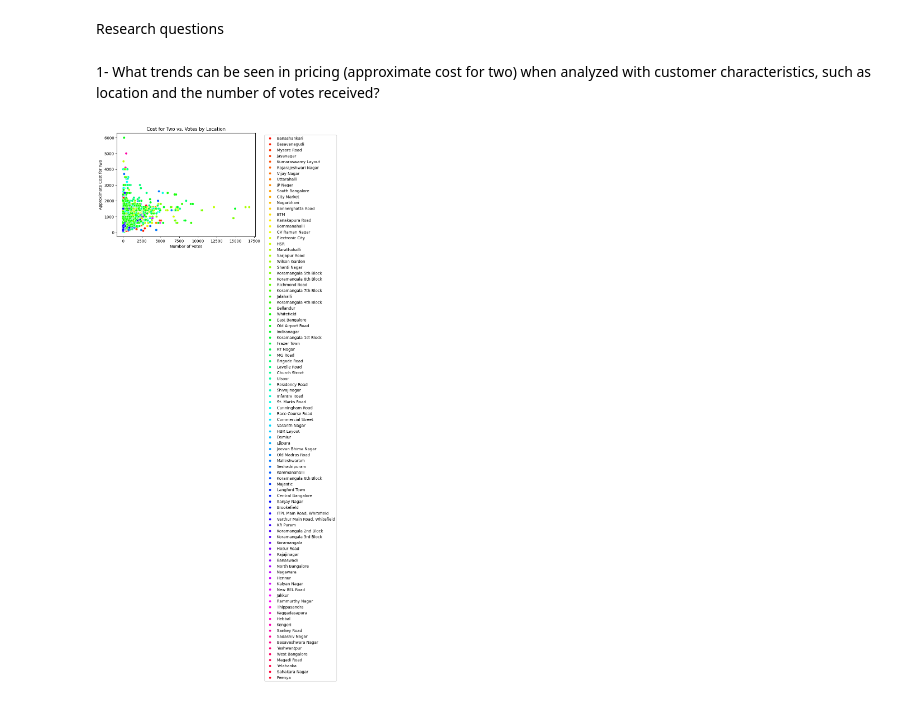
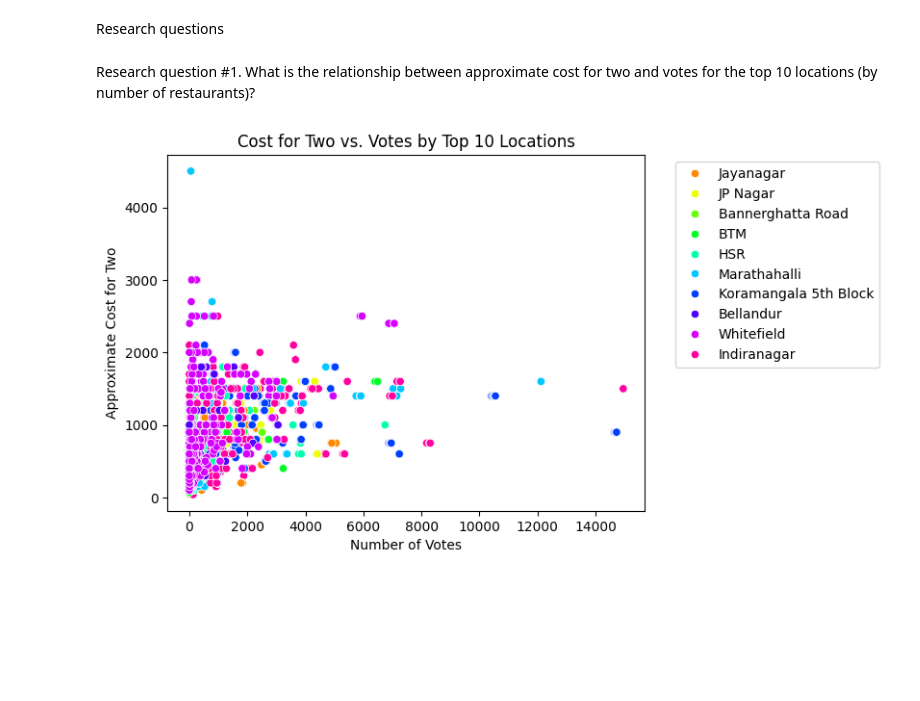
Before and after one commit to nourelsafty1/datavisualization, a Jupyter notebook: Data_engineering_&_visualization_milestone_1.ipynb, the cells around one changed output. Cells and saved outputs as stored; diff of their text form; code cells hidden in the pictures; blank space fills up the shorter version.

```diff
--- a/Data_engineering_&_visualization_milestone_1.ipynb
+++ b/Data_engineering_&_visualization_milestone_1.ipynb
@@ -345,17 +451,19 @@ plt.show()
 [figure]
 # %% [markdown]
 Research questions
-# %% [markdown]
-1- What trends can be seen in pricing (approximate cost for two) when analyzed with customer characteristics, such as location and the number of votes received?
+# %% [markdown]
+Research question #1. What is the relationship between approximate cost for two and votes for the top 10 locations (by number of restaurants)?
 # %%
-# See if the relationship between approximate cost for two and votes
-num_locations = len(data['location'].unique())
+#top 10 locations i.e locations with the highest number of resturants
+top_locations = data['location'].value_counts().head(10).index
+filtered_data = data[data['location'].isin(top_locations)]
+num_locations = len(top_locations)
 palette = sns.color_palette("hsv", num_locations)
-sns.scatterplot(x="votes", y="approx_cost(for two people)", hue="location", data=data, palette=palette)
-plt.title("Cost for Two vs. Votes by Location")
+sns.scatterplot(x="votes", y="approx_cost(for two people)", hue="location", data=filtered_data, palette=palette)
+plt.title("Cost for Two vs. Votes by Top 10 Locations")
 plt.xlabel("Number of Votes")
 plt.ylabel("Approximate Cost for Two")
 plt.legend(bbox_to_anchor=(1.05, 1), loc='upper left')
 plt.show()
 # %% [output]
-[figure, old version]
+[figure, new version]
```
Also changed, not shown: parts of 28 cells of this notebook.
